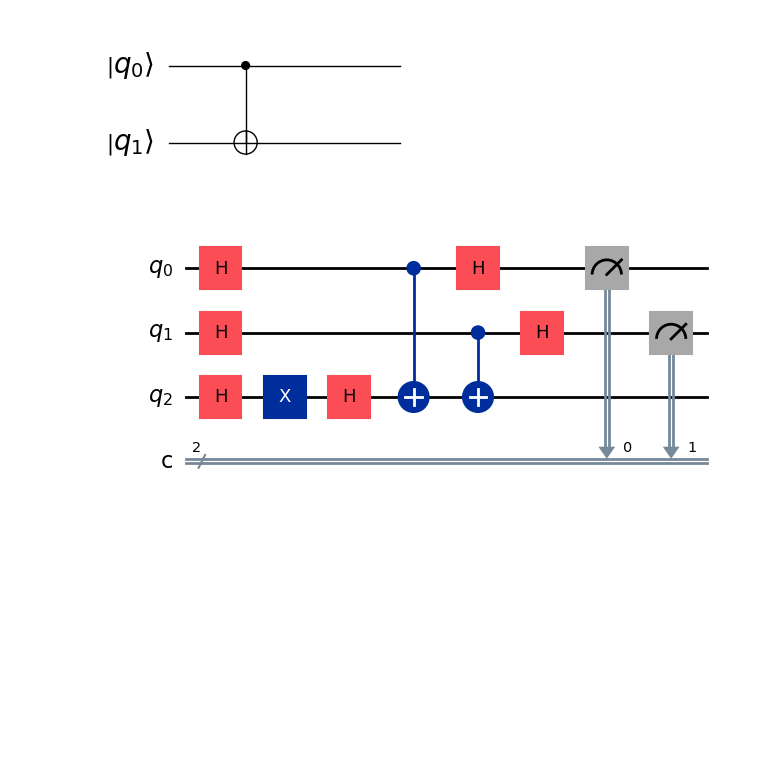
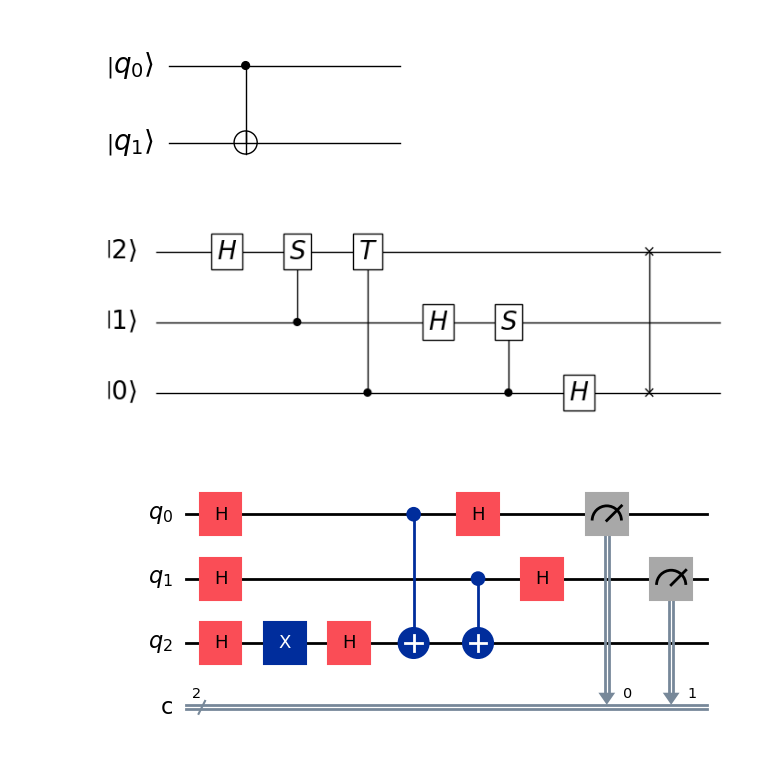
Before and after one commit to jbperin/hello-world, a Jupyter notebook: quantique/CircuitPlot.ipynb, the cells around one changed output. Saved outputs shown, nothing was run; the diff lists cells and outputs as text; code cells hidden in the pictures; blank space fills up the shorter version.

Commit message:
a bit more of quantum

```diff
--- a/quantique/CircuitPlot.ipynb
+++ b/quantique/CircuitPlot.ipynb
@@ -36,6 +36,21 @@ from sympy.physics.quantum.circuitplot import CircuitPlot
 c = CircuitPlot(CNOT(1,0),2,labels=labeller(2))
 # %% [output]
 [figure]
+# %%
+from sympy.physics.quantum.circuitplot import CircuitPlot
+from sympy.physics.quantum.gate import CNOT, H, SWAP, CGate, S, T
+from sympy.physics.quantum.circuitplot import labeller
+c = CircuitPlot(SWAP(0,2)*\
+                H(0)*\
+                CGate((0,),S(1)) *\
+                H(1)*\
+                CGate((0,),T(2))*\
+                CGate((1,),S(2))*\
+                H(2),
+                3,
+                labels=['0', '1', '2'])
+# %% [output]
+[figure, added]
 # %%
 from qiskit import QuantumCircuit
 from qiskit.visualization import circuit_drawer
```
Also changed, not shown: 4 other files.
